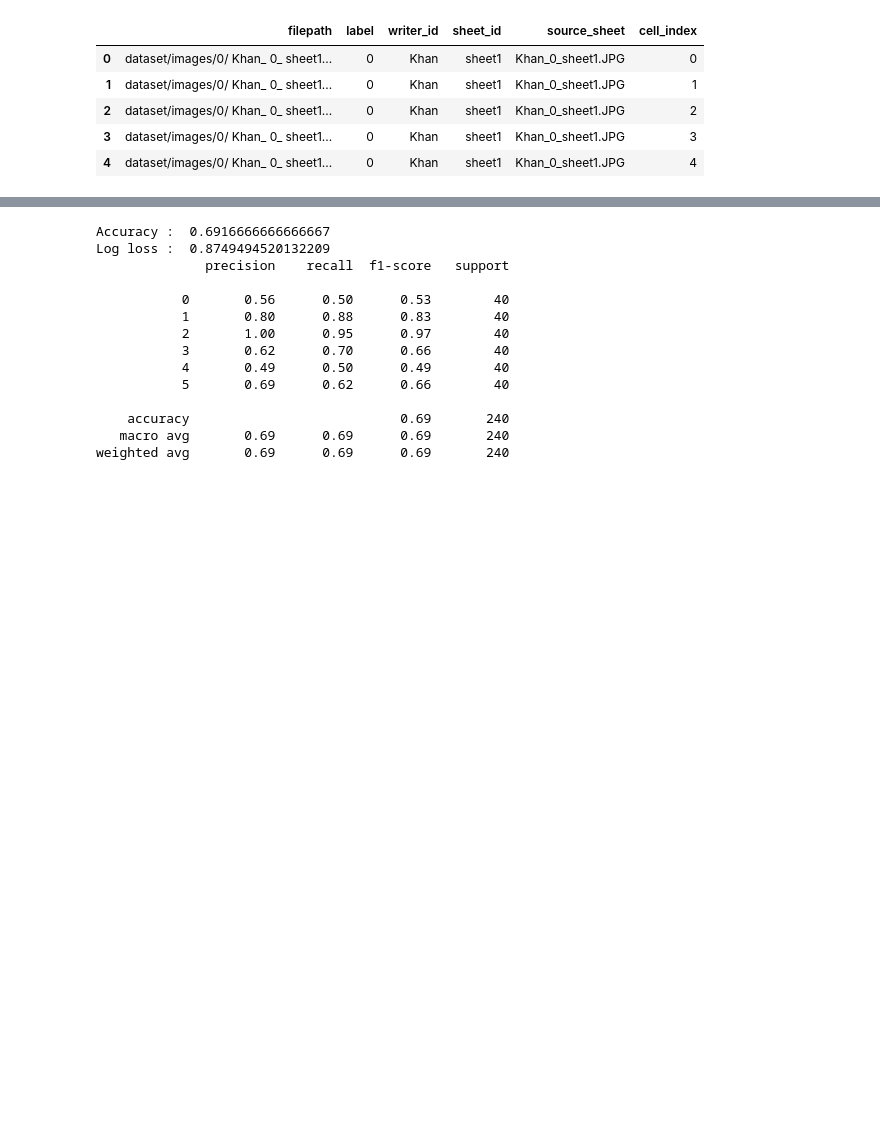
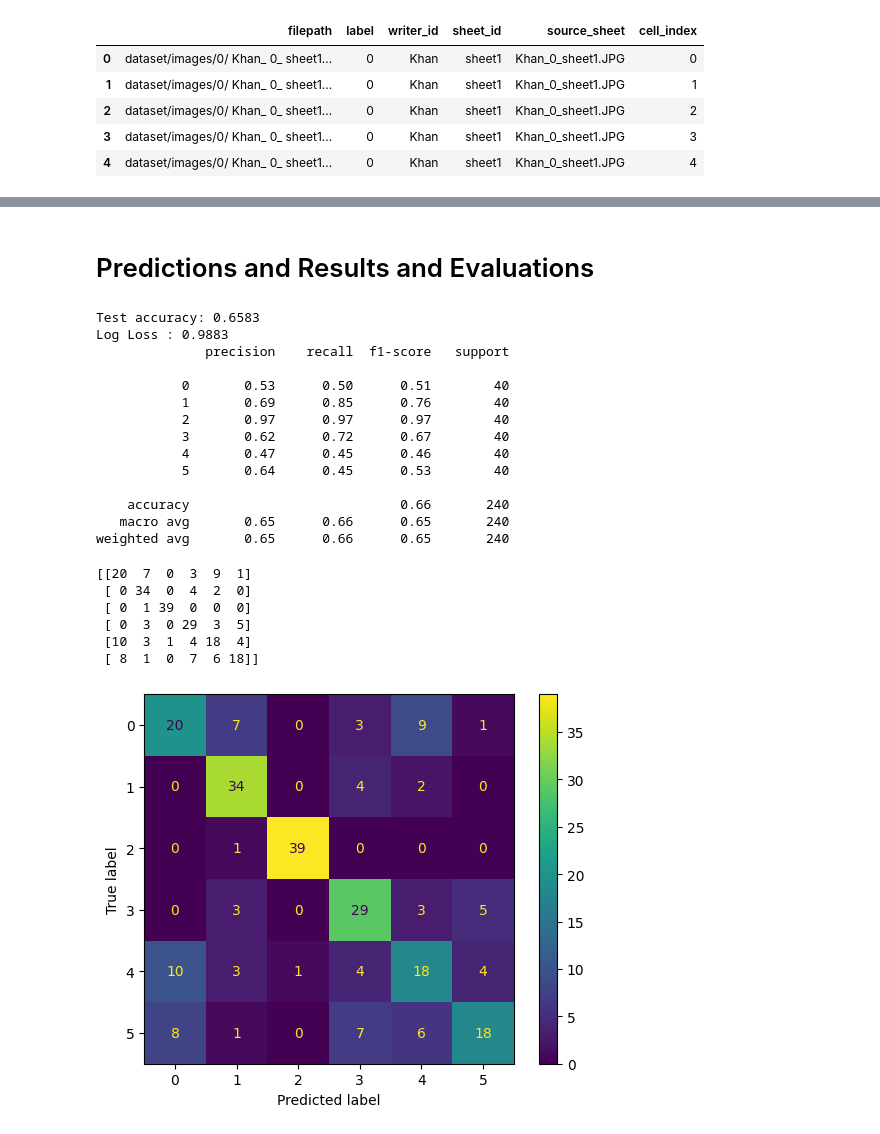
Before and after one commit to RaheemKhan0/Principles_of_AI, a Jupyter notebook: project/coursework.ipynb, the cells around one changed output, grey strips where cells are left out. Saved outputs shown, nothing was run; the diff lists cells and outputs as text; code cells hidden in the pictures; blank space fills up the shorter version.

```diff
--- a/project/coursework.ipynb
+++ b/project/coursework.ipynb
@@ -102,9 +95,10 @@ print(X_train.shape, X_test.shape, y_train.shape, y_test.shape)
 # %%
+# importing Logistic regression model and training it
 from sklearn.linear_model import LogisticRegression
 clf = LogisticRegression(
-    # multi_class="multinomial",  getting warning that multiclass is deprecated and thbe default is multinomial so going to remove this for now
+    # multi_class="multinomial",  getting warning that multiclass is deprecated and the default is multinomial so going to remove this for now
     solver="lbfgs",
-    max_iter=2000,
+    max_iter=1000,
     random_state=42
 )
 clf.fit(X_train, y_train)
@@ -113,23 +115,48 @@ LogisticRegression(max_iter=2000, random_state=42)
+# %% [markdown]
+# Predictions and Results and Evaluations
 # %%
 y_pred = clf.predict(X_test)
 probs = clf.predict_proba(X_test) # shape: (num_samples, num_classes)
 # %%
 from sklearn.metrics import accuracy_score, classification_report, log_loss
-print("Accuracy : ", accuracy_score(y_test, y_pred))
-print("Log loss : ", log_loss(y_test, probs))
+acc = accuracy_score(y_test, y_pred)
+loss = log_loss(y_test, probs)
+print(f"Test accuracy: {acc:.4f}")
+
+print(f"Log Loss : {loss:.4f}")
 print(classification_report(y_test, y_pred))
 # %% [output]
-Accuracy :  0.6916666666666667
-Log loss :  0.8749494520132209
+Test accuracy: 0.6583
+Log Loss : 0.9883
               precision    recall  f1-score   support
 
-           0       0.56      0.50      0.53        40
-           1       0.80      0.88      0.83        40
-           2       1.00      0.95      0.97        40
-           3       0.62      0.70      0.66        40
-           4       0.49      0.50      0.49        40
-           5       0.69      0.62      0.66        40
+           0       0.53      0.50      0.51        40
+           1       0.69      0.85      0.76        40
+           2       0.97      0.97      0.97        40
+           3       0.62      0.72      0.67        40
+           4       0.47      0.45      0.46        40
+           5       0.64      0.45      0.53        40
 
-    accuracy                           0.69       240
-   macro avg       0.69      0.69      0.69       240
-weighted avg       0.69      0.69      0.69       240
+    accuracy                           0.66       240
+   macro avg       0.65      0.66      0.65       240
+weighted avg       0.65      0.66      0.65       240
+# %%
+from sklearn.metrics import confusion_matrix, ConfusionMatrixDisplay
+
+cm = confusion_matrix(y_test, y_pred, labels=[0,1,2,3,4,5])
+cm_display= ConfusionMatrixDisplay(confusion_matrix=cm, display_labels=[0,1,2,3,4,5])
+print(cm)
+# %% [output]
+[[20  7  0  3  9  1]
+ [ 0 34  0  4  2  0]
+ [ 0  1 39  0  0  0]
+ [ 0  3  0 29  3  5]
+ [10  3  1  4 18  4]
+ [ 8  1  0  7  6 18]]
+# %%
+# plotting the confusion matrix
+import matplotlib.pyplot as plt
+cm_display.plot()
+plt.show()
+# %% [output]
+[figure, added]
```
Also changed, not shown: parts of 7 cells of this notebook.
